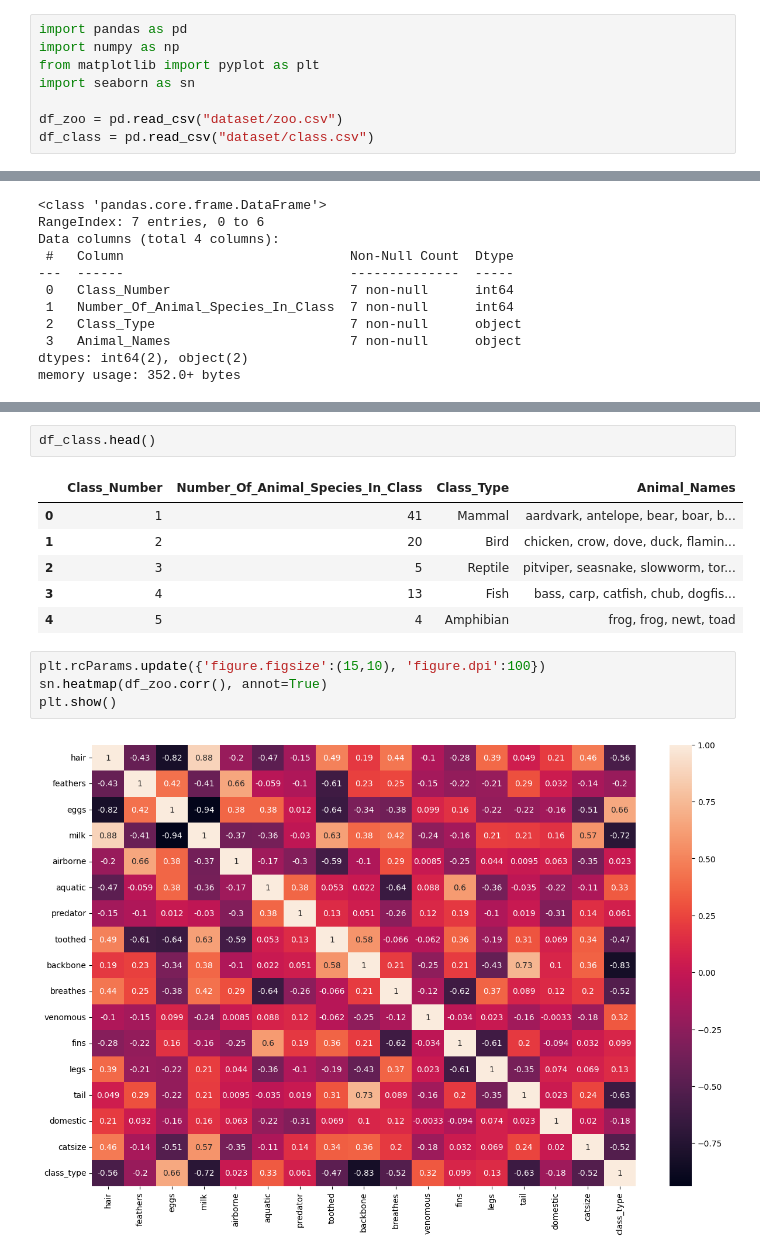
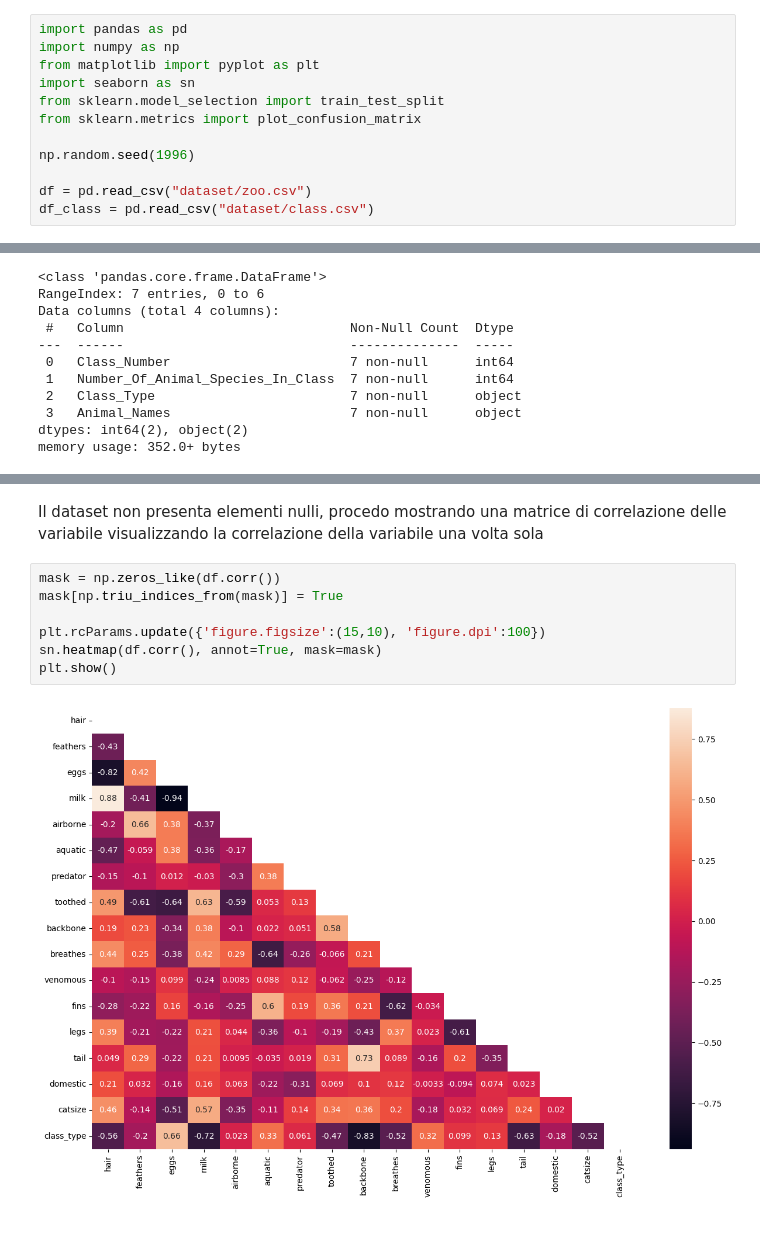
Before and after one commit to khalld/animals-zoo-classification, a Jupyter notebook: code.ipynb, the cells around one changed output, grey strips where cells are left out. Drawn from its saved outputs; the diff is of its cells as text; blank space fills up the shorter version.

```diff
--- a/code.ipynb
+++ b/code.ipynb
@@ -3,8 +3,12 @@ import pandas as pd
 import numpy as np
 from matplotlib import pyplot as plt
 import seaborn as sn
+from sklearn.model_selection import train_test_split
+from sklearn.metrics import plot_confusion_matrix
 
-df_zoo = pd.read_csv("dataset/zoo.csv")
+np.random.seed(1996)
+
+df = pd.read_csv("dataset/zoo.csv")
 df_class = pd.read_csv("dataset/class.csv")
 # %%
 df_class.info()
@@ -52,15 +47,11 @@ df_zoo.head()
-# %%
-df_class.head()
-# %% [output]
-|  | Class_Number | Number_Of_Animal_Species_In_Class | Class_Type | Animal_Names |
-| 0 | 1 | 41 | Mammal | aardvark, antelope, bear, boar, b... |
-| 1 | 2 | 20 | Bird | chicken, crow, dove, duck, flamin... |
-| 2 | 3 | 5 | Reptile | pitviper, seasnake, slowworm, tor... |
-| 3 | 4 | 13 | Fish | bass, carp, catfish, chub, dogfis... |
-| 4 | 5 | 4 | Amphibian | frog, frog, newt, toad |
+# %% [markdown]
+Il dataset non presenta elementi nulli, procedo mostrando una matrice di correlazione delle variabile visualizzando la correlazione della variabile una volta sola
 # %%
+mask = np.zeros_like(df.corr())
+mask[np.triu_indices_from(mask)] = True
+
 plt.rcParams.update({'figure.figsize':(15,10), 'figure.dpi':100})
-sn.heatmap(df_zoo.corr(), annot=True)
+sn.heatmap(df.corr(), annot=True, mask=mask)
 plt.show()
 # %% [output]
-[figure, old version]
+[figure, new version]
```
Also changed, not shown: parts of 23 cells of this notebook, 1 other file.
